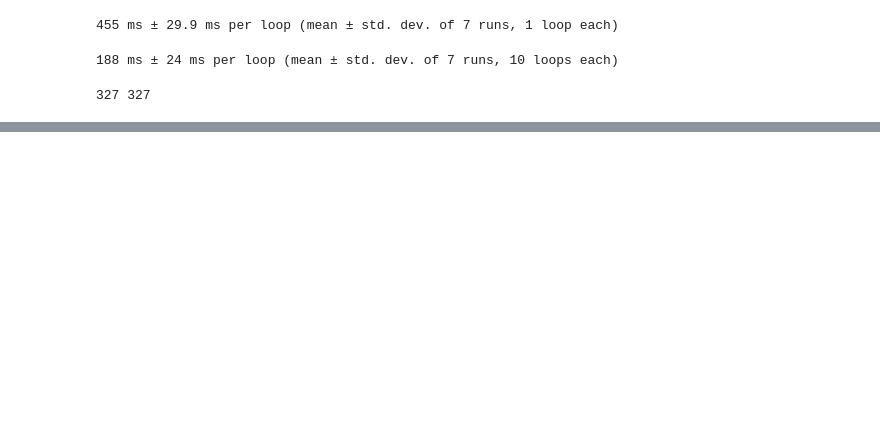
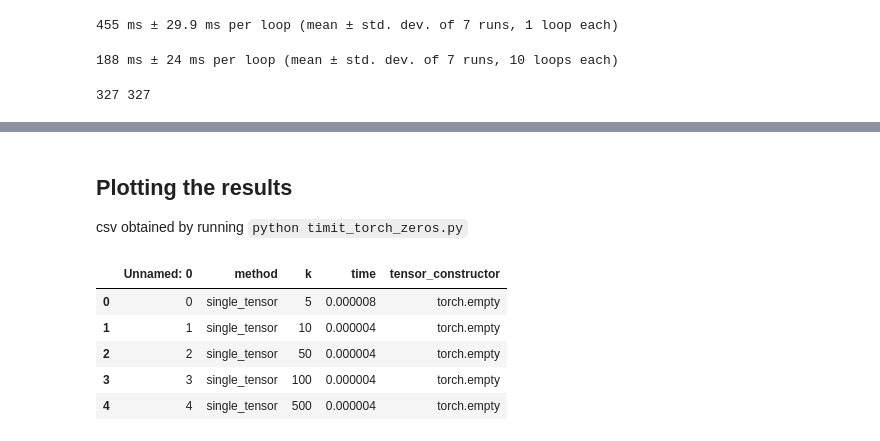
Before and after one commit to bjuncek/video_reader_benchmark, a Jupyter notebook: API_Explore.ipynb, the cells around one changed output, grey strips where cells are left out. Saved outputs shown, nothing was run; the diff lists cells and outputs as text; code cells hidden in the pictures; blank space fills up the shorter version.

```diff
--- a/API_Explore.ipynb
+++ b/API_Explore.ipynb
@@ -55,0 +86,3 @@ correct/len(images_cv2)
+# %% [markdown]
+## Plotting the results
+csv obtained by running `python timit_torch_zeros.py`
@@ -55,0 +93,18 @@ correct/len(images_cv2)
+# %%
+df_e = pd.read_csv("torch_empty_speed.csv")
+df_e["tensor_constructor"] = "torch.empty"
+df_z = pd.read_csv("torch_zeros_speed.csv")
+df_z["tensor_constructor"] = "torch.zeros"
+df_o = pd.read_csv("torch_ones_speed.csv")
+df_o["tensor_constructor"] = "torch.ones"
+
+
+df = pd.concat([df_e, df_z, df_o])
+df.head()
+# %% [output]
+|  | Unnamed: 0 | method | k | time | tensor_constructor |
+| 0 | 0 | single_tensor | 5 | 0.000008 | torch.empty |
+| 1 | 1 | single_tensor | 10 | 0.000004 | torch.empty |
+| 2 | 2 | single_tensor | 50 | 0.000004 | torch.empty |
+| 3 | 3 | single_tensor | 100 | 0.000004 | torch.empty |
+| 4 | 4 | single_tensor | 500 | 0.000004 | torch.empty |
```
Also changed, not shown: parts of 13 cells of this notebook, 2 other files.
